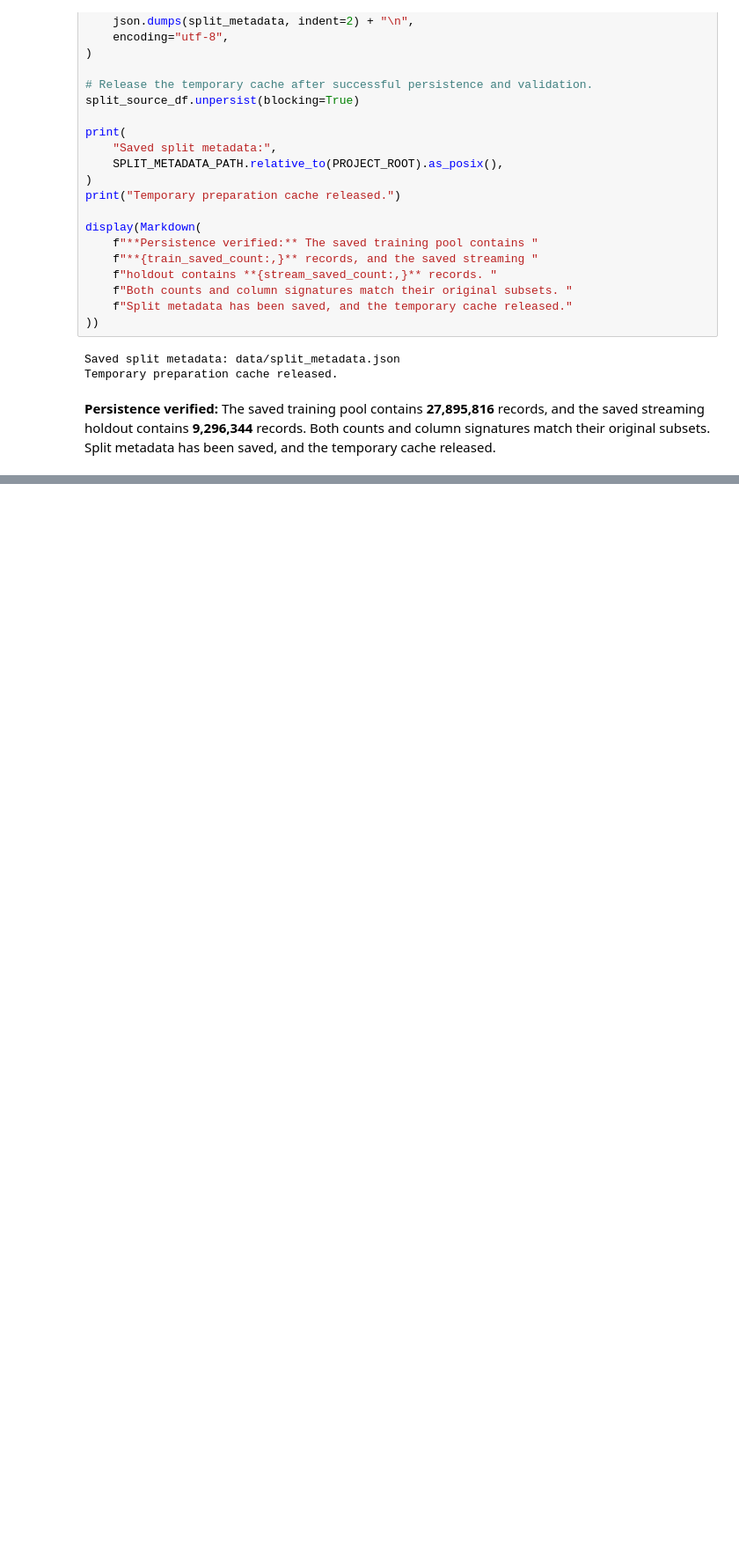
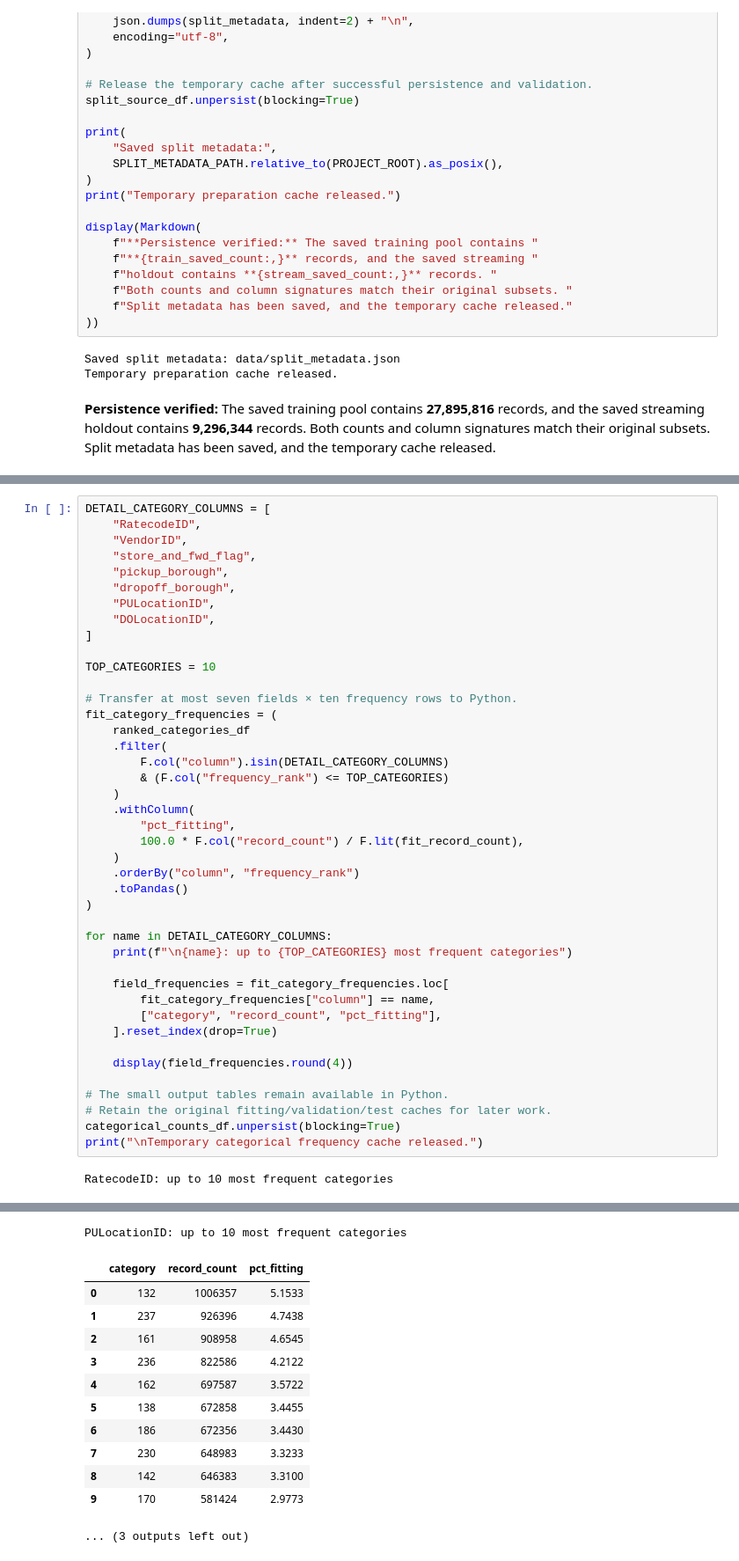
Before and after one commit to hncha9-eng/ITO5202_Ass2_27602966, a Jupyter notebook: assessment2.ipynb, the cells around one changed output, grey strips where cells are left out. Shown at 88% size. Cells and saved outputs as stored; diff of their text form; blank space fills up the shorter version.

```diff
--- a/assessment2.ipynb
+++ b/assessment2.ipynb
@@ -1326,0 +2165,44 @@ Temporary preparation cache released.
+# %%
+DETAIL_CATEGORY_COLUMNS = [
+    "RatecodeID",
+    "VendorID",
+    "store_and_fwd_flag",
+    "pickup_borough",
+    "dropoff_borough",
+    "PULocationID",
+    "DOLocationID",
+]
+
+TOP_CATEGORIES = 10
+
+# Transfer at most seven fields × ten frequency rows to Python.
+fit_category_frequencies = (
+    ranked_categories_df
+    .filter(
+        F.col("column").isin(DETAIL_CATEGORY_COLUMNS)
+        & (F.col("frequency_rank") <= TOP_CATEGORIES)
+    )
+    .withColumn(
+        "pct_fitting",
+        100.0 * F.col("record_count") / F.lit(fit_record_count),
+    )
+    .orderBy("column", "frequency_rank")
+    .toPandas()
+)
+
+for name in DETAIL_CATEGORY_COLUMNS:
+    print(f"\n{name}: up to {TOP_CATEGORIES} most frequent categories")
+
+    field_frequencies = fit_category_frequencies.loc[
+        fit_category_frequencies["column"] == name,
+        ["category", "record_count", "pct_fitting"],
+    ].reset_index(drop=True)
+
+    display(field_frequencies.round(4))
+
+# The small output tables remain available in Python.
+# Retain the original fitting/validation/test caches for later work.
+categorical_counts_df.unpersist(blocking=True)
+print("\nTemporary categorical frequency cache released.")
+# %% [output]
+RatecodeID: up to 10 most frequent categories
@@ -1326,0 +2248,13 @@ Temporary preparation cache released.
+PULocationID: up to 10 most frequent categories
+|  | category | record_count | pct_fitting |
+| 0 | 132 | 1006357 | 5.1533 |
+| 1 | 237 | 926396 | 4.7438 |
+| 2 | 161 | 908958 | 4.6545 |
+| 3 | 236 | 822586 | 4.2122 |
+| 4 | 162 | 697587 | 3.5722 |
+| 5 | 138 | 672858 | 3.4455 |
+| 6 | 186 | 672356 | 3.4430 |
+| 7 | 230 | 648983 | 3.3233 |
+| 8 | 142 | 646383 | 3.3100 |
+| 9 | 170 | 581424 | 2.9773 |
+... (3 outputs left out)
```
Also changed, not shown: parts of 72 cells of this notebook, 1 other file.
